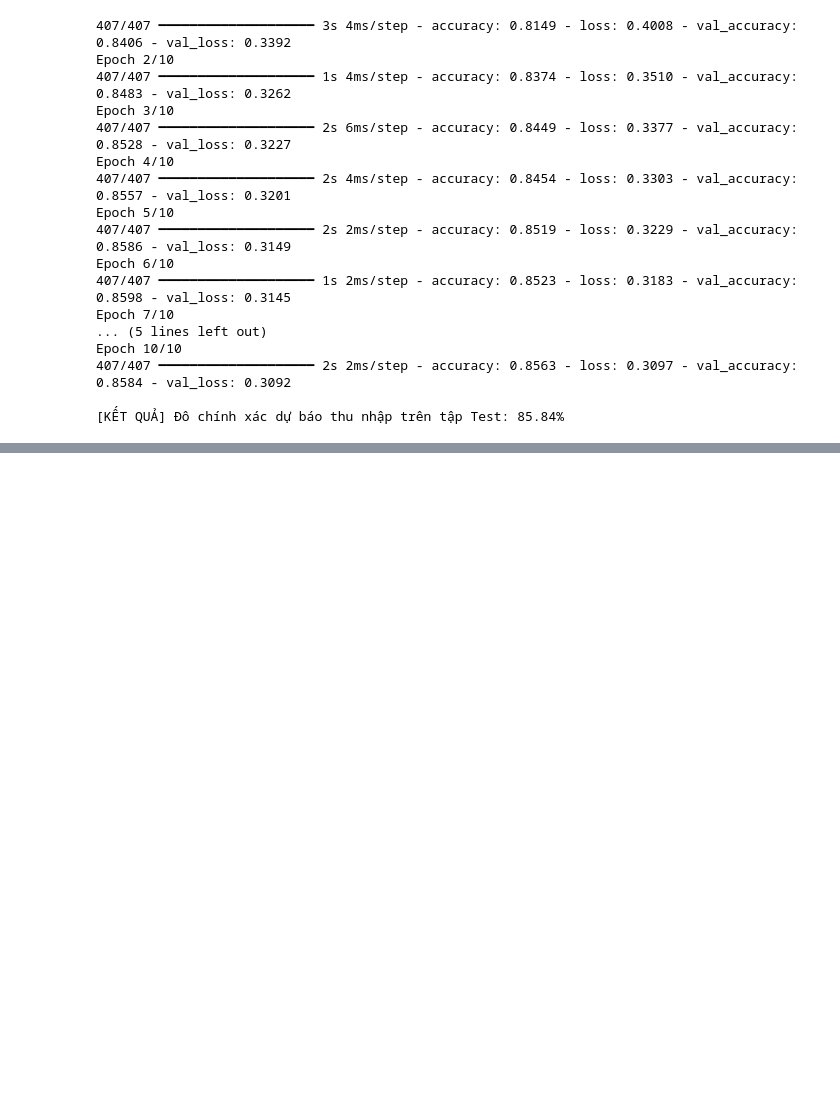
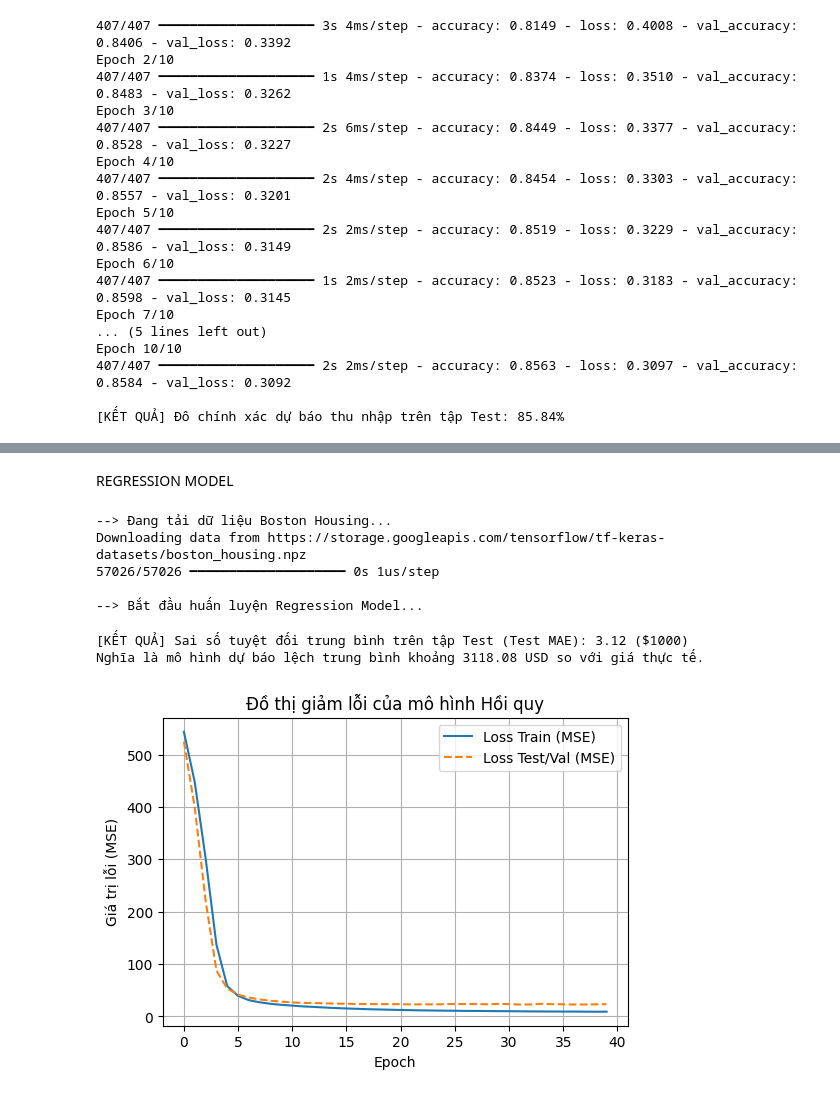
Before and after one commit to dngtundt/THDL_DangAnhTuan, a Jupyter notebook: THDL_Buoi2.ipynb, the cells around one changed output, grey strips where cells are left out. Saved outputs shown, nothing was run; the diff lists cells and outputs as text; code cells hidden in the pictures; blank space fills up the shorter version.

```diff
--- a/THDL_Buoi2.ipynb
+++ b/THDL_Buoi2.ipynb
@@ -256,0 +413,75 @@ Epoch 10/10
+# %% [markdown]
+REGRESSION MODEL
+# %%
+# ==============================================================================
+# BÀI TẬP MỞ RỘNG: XÂY DỰNG MẠNG ANN CHO BÀI TOÁN HỒI QUY (REGRESSION MODEL)
+# Dự báo giá nhà dựa trên các đặc trưng kinh tế - xã hội (Boston Housing Dataset)
+# ==============================================================================
+
+import tensorflow as tf
+from tensorflow.keras import models, layers
+import matplotlib.pyplot as plt
+
+# 1. Tải bộ dữ liệu hồi quy Boston Housing có sẵn trong Keras
+print("--> Đang tải dữ liệu Boston Housing...")
+(X_train, y_train), (X_test, y_test) = tf.keras.datasets.boston_housing.load_data()
+
+# 2. Chuẩn hóa dữ liệu số (Feature Scaling)
+# Vì các cột có đơn vị khác nhau (tỷ lệ tội phạm, số phòng, thuế...) nên cần chuẩn hóa
+mean = X_train.mean(axis=0)
+std = X_train.std(axis=0)
+X_train = (X_train - mean) / std
+X_test = (X_test - mean) / std
+
+# 3. Xây dựng cấu trúc mạng ANN cho bài toán Hồi quy (Regression)
+model_regression = models.Sequential([
+    layers.Dense(64, activation='relu', input_shape=(X_train.shape[1],)),
+    layers.Dense(32, activation='relu'),
+
+    # ĐIỂM KHÁC BIỆT 1: Tầng đầu ra chỉ có 1 node và KHÔNG CÓ hàm kích hoạt (activation)
+    layers.Dense(1)
+])
+
+# 4. Biên dịch mô hình
+model_regression.compile(
+    optimizer='adam',
+    # ĐIỂM KHÁC BIỆT 2: Hàm loss phải là MSE (Sai số bình phương trung bình)
+    loss='mse',
+    # ĐIỂM KHÁC BIỆT 3: Thước đo đánh giá là MAE (Sai số tuyệt đối trung bình)
+    metrics=['mae']
+)
+
+# 5. Huấn luyện mô hình
+print("\n--> Bắt đầu huấn luyện Regression Model...")
+history = model_regression.fit(
+    X_train, y_train,
+    epochs=40,
+    batch_size=16,
+    validation_data=(X_test, y_test),
+    verbose=0 # Tắt bớt log hiển thị cho sạch dòng lệnh
+)
+
+# 6. Đánh giá mô hình trên tập kiểm thử
+test_mse, test_mae = model_regression.evaluate(X_test, y_test, verbose=0)
+print(f"\n[KẾT QUẢ] Sai số tuyệt đối trung bình trên tập Test (Test MAE): {test_mae:.2f} ($1000)")
+print(f"Nghĩa là mô hình dự báo lệch trung bình khoảng {test_mae * 1000:.2f} USD so với giá thực tế.")
+
+# 7. Vẽ đồ thị lỗi giảm dần qua các Epoch
+plt.figure(figsize=(6, 4))
+plt.plot(history.history['loss'], label='Loss Train (MSE)')
+plt.plot(history.history['val_loss'], label='Loss Test/Val (MSE)', linestyle='--')
+plt.title('Đồ thị giảm lỗi của mô hình Hồi quy')
+plt.xlabel('Epoch')
+plt.ylabel('Giá trị lỗi (MSE)')
+plt.grid(True)
+plt.legend()
+plt.show()
+# %% [output]
+--> Đang tải dữ liệu Boston Housing...
+Downloading data from https://storage.googleapis.com/tensorflow/tf-keras-datasets/boston_housing.npz
+57026/57026 ━━━━━━━━━━━━━━━━━━━━ 0s 1us/step
+
+--> Bắt đầu huấn luyện Regression Model...
+[KẾT QUẢ] Sai số tuyệt đối trung bình trên tập Test (Test MAE): 3.12 ($1000)
+Nghĩa là mô hình dự báo lệch trung bình khoảng 3118.08 USD so với giá thực tế.
+[figure, added]
```
Also changed, not shown: parts of 2 cells of this notebook.
